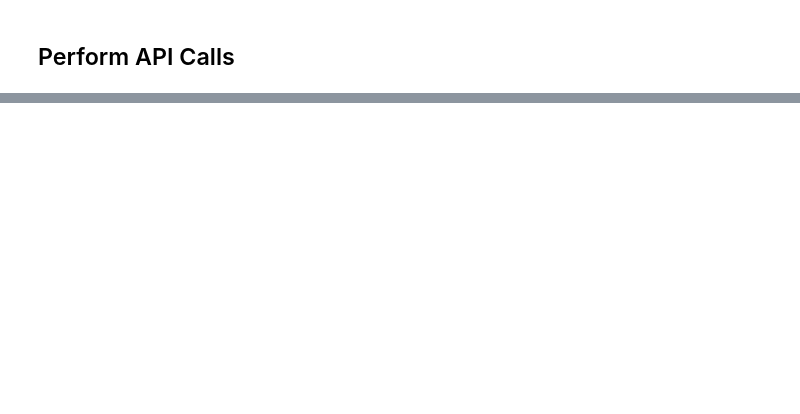
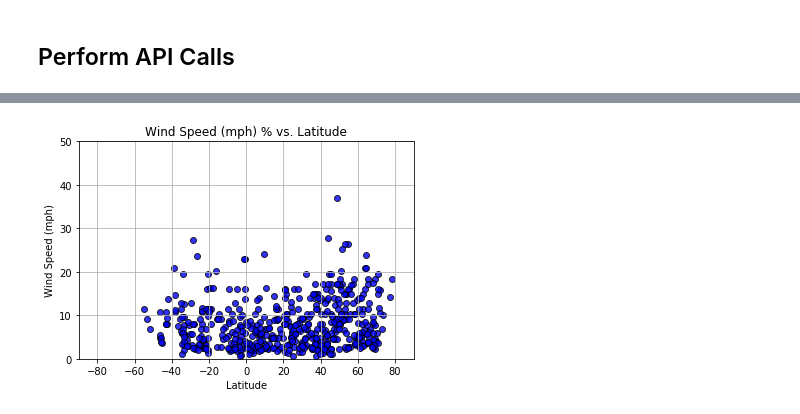
Before and after one commit to erjacobs2/Weather_API, a Jupyter notebook: WeatherPy.ipynb, the cells around one changed output, grey strips where cells are left out. Saved outputs shown, nothing was run; the diff lists cells and outputs as text; code cells hidden in the pictures; blank space fills up the shorter version.

```diff
--- a/WeatherPy.ipynb
+++ b/WeatherPy.ipynb
@@ -64,3 +148,17 @@ summary = ["main.temp", "coord.lat", "coord.lon", "main.humidity", "clouds.all",
+# %%
+plt.scatter(lat_s, wind_s, marker="o", facecolors="blue", edgecolors="black", alpha=0.80)
+plt.title("Wind Speed (mph) % vs. Latitude")
+plt.xlabel("Latitude")
+plt.ylabel("Wind Speed (mph)")
+
+plt.grid(True)
+plt.ylim(0,50)
+plt.xlim(-90,90)
+
+plt.savefig("Wind Speed vs Lat.png")
+plt.show()
+# %% [output]
+[figure, added]
 # %%
 #Notes
 #Your objective is to build a series of scatter plots to showcase the following relationships:
```
Also changed, not shown: parts of 8 cells of this notebook, 1 other file.
